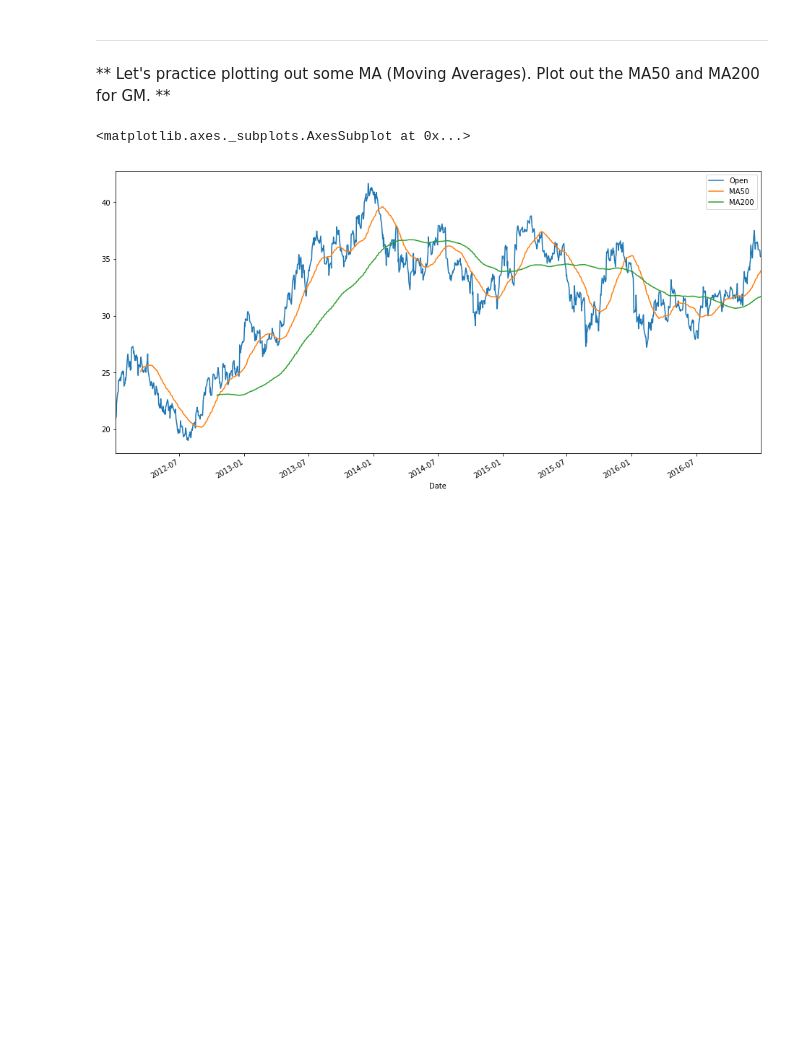
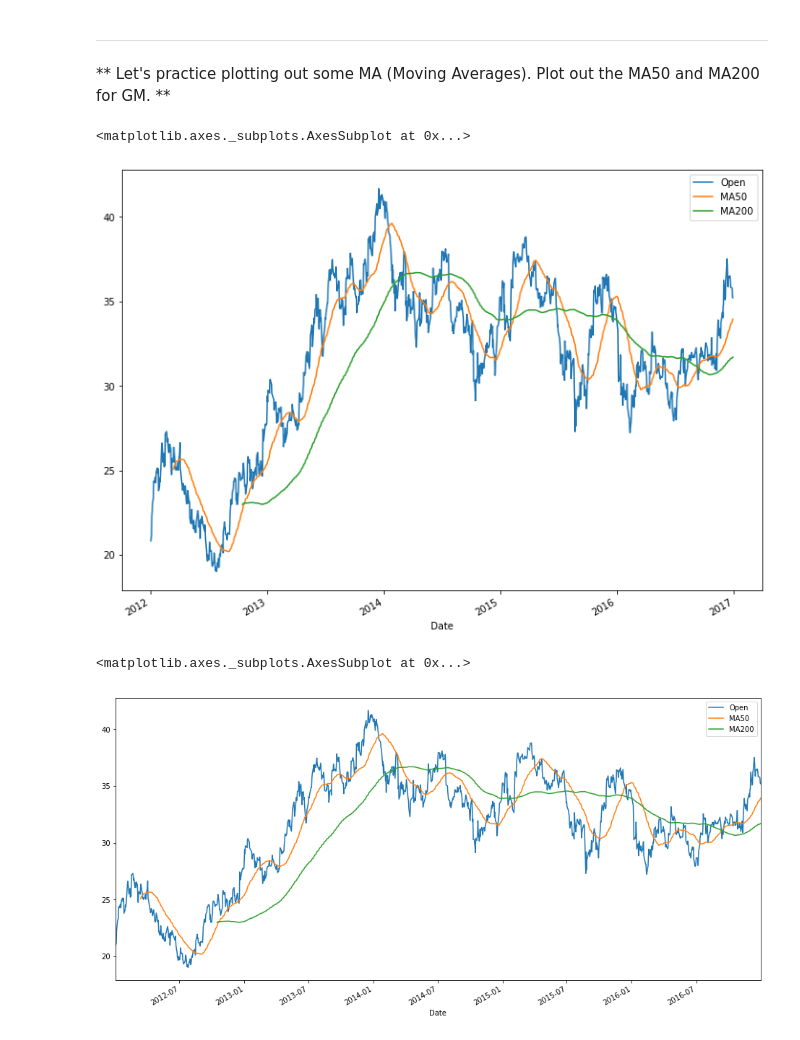
Before and after one commit to drachum/data-science-playground, a Jupyter notebook: python-finances/07-Stock-Market-Analysis-Capstone-Project/Stock Market Analysis Project.ipynb, the cells around one changed output. Saved outputs shown, nothing was run; the diff lists cells and outputs as text; code cells hidden in the pictures; blank space fills up the shorter version.

```diff
--- a/python-finances/07-Stock-Market-Analysis-Capstone-Project/Stock Market Analysis Project.ipynb
+++ b/python-finances/07-Stock-Market-Analysis-Capstone-Project/Stock Market Analysis Project.ipynb
@@ -118,3 +207,12 @@ ____
+# %%
+# Code here
+gm["MA50"]=gm["Open"].rolling(50).mean()
+gm["MA200"]=gm["Open"].rolling(200).mean()
+
+gm[["Open", "MA50", "MA200"]].plot(figsize=(12,9))
+# %% [output]
+<matplotlib.axes._subplots.AxesSubplot at 0x...>
+[figure, added]
 # %%
 # %% [output]
 <matplotlib.axes._subplots.AxesSubplot at 0x...>
```
Also changed, not shown: parts of 20 cells of this notebook.
